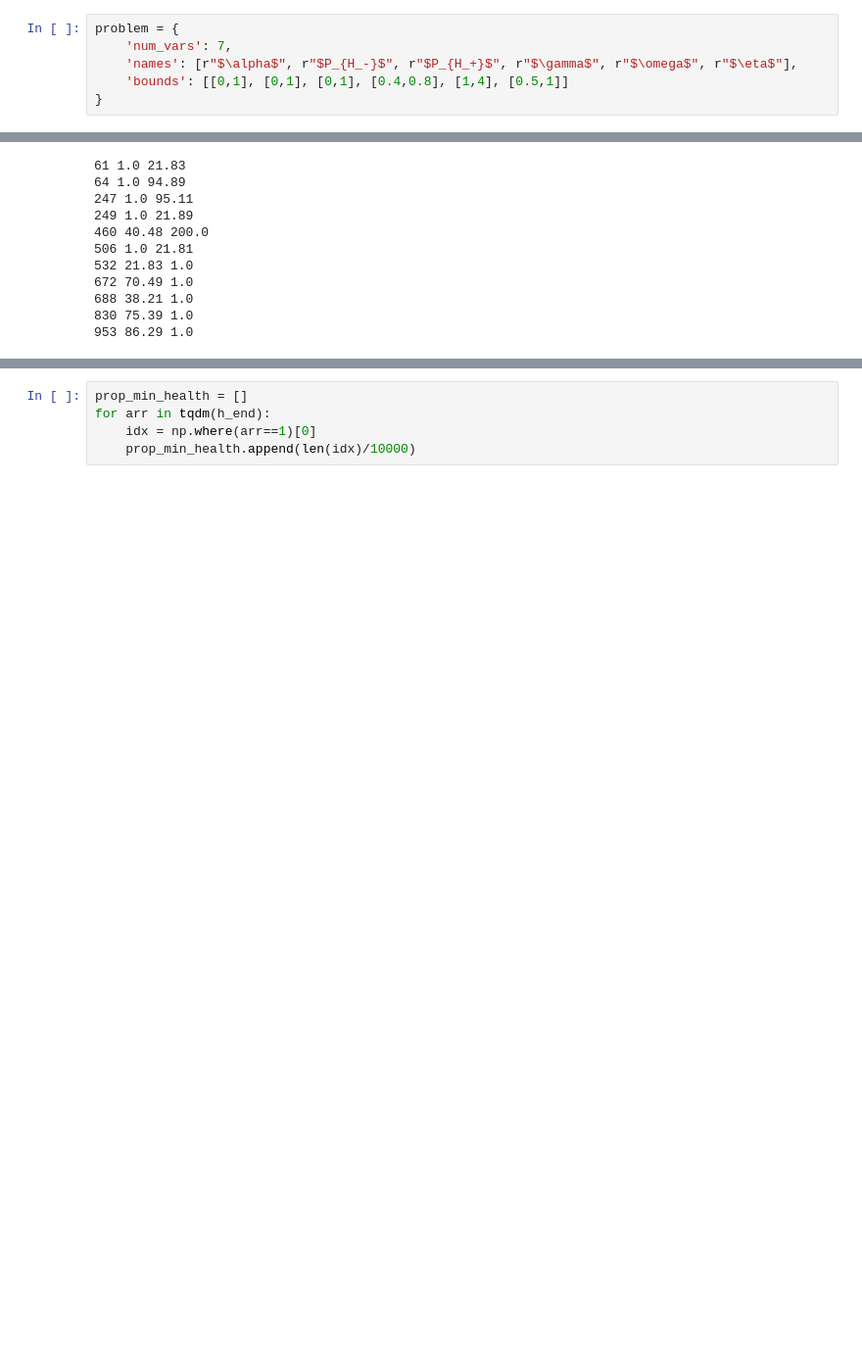
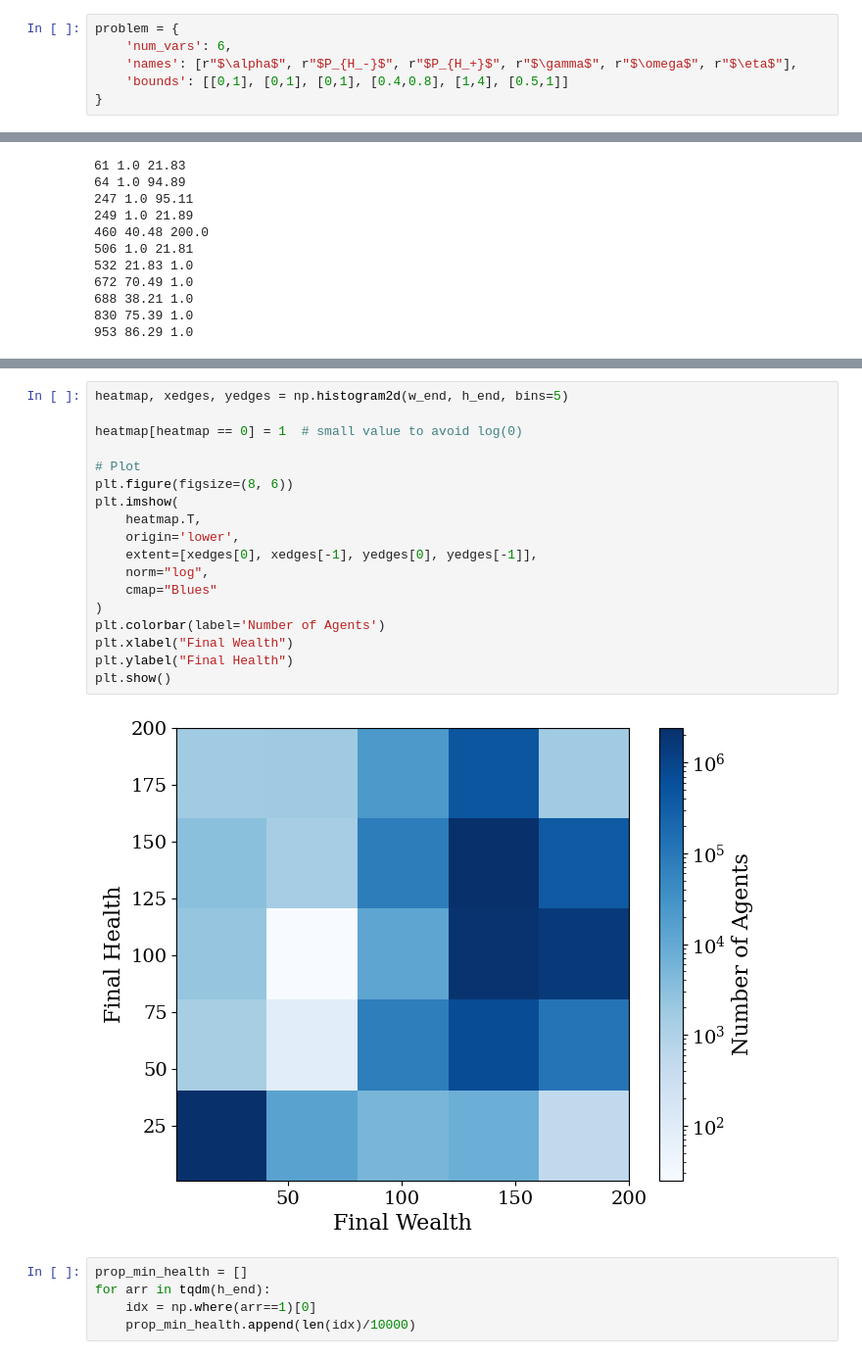
Before and after one commit to charlesaugdupont/cognitive-biases-endogenous-volatility, a Jupyter notebook: LowHealthHighWealthResults.ipynb, the cells around one changed output, grey strips where cells are left out. Shown at 98% size. Drawn from its saved outputs; the diff is of its cells as text; blank space fills up the shorter version.

```diff
--- a/LowHealthHighWealthResults.ipynb
+++ b/LowHealthHighWealthResults.ipynb
@@ -31,7 +32,7 @@ plt.rc("text", usetex=False)
 plt.rc("font", family="serif")
 # %%
 problem = {
-    'num_vars': 7,
+    'num_vars': 6,
     'names': [r"$\alpha$", r"$P_{H_-}$", r"$P_{H_+}$", r"$\gamma$", r"$\omega$", r"$\eta$"],
     'bounds': [[0,1], [0,1], [0,1], [0.4,0.8], [1,4], [0.5,1]]
 }
@@ -257,3 +261,23 @@ for idx,f in tqdm(enumerate(os.listdir(result_dir))):
+# %%
+heatmap, xedges, yedges = np.histogram2d(w_end, h_end, bins=5)
+
+heatmap[heatmap == 0] = 1  # small value to avoid log(0)
+
+# Plot
+plt.figure(figsize=(8, 6))
+plt.imshow(
+    heatmap.T,
+    origin='lower',
+    extent=[xedges[0], xedges[-1], yedges[0], yedges[-1]],
+    norm="log",
+    cmap="Blues"
+)
+plt.colorbar(label='Number of Agents')
+plt.xlabel("Final Wealth")
+plt.ylabel("Final Health")
+plt.show()
+# %% [output]
+[figure, added]
 # %%
 prop_min_health = []
 for arr in tqdm(h_end):
```
Also changed, not shown: parts of 6 cells of this notebook, 1 other file.
